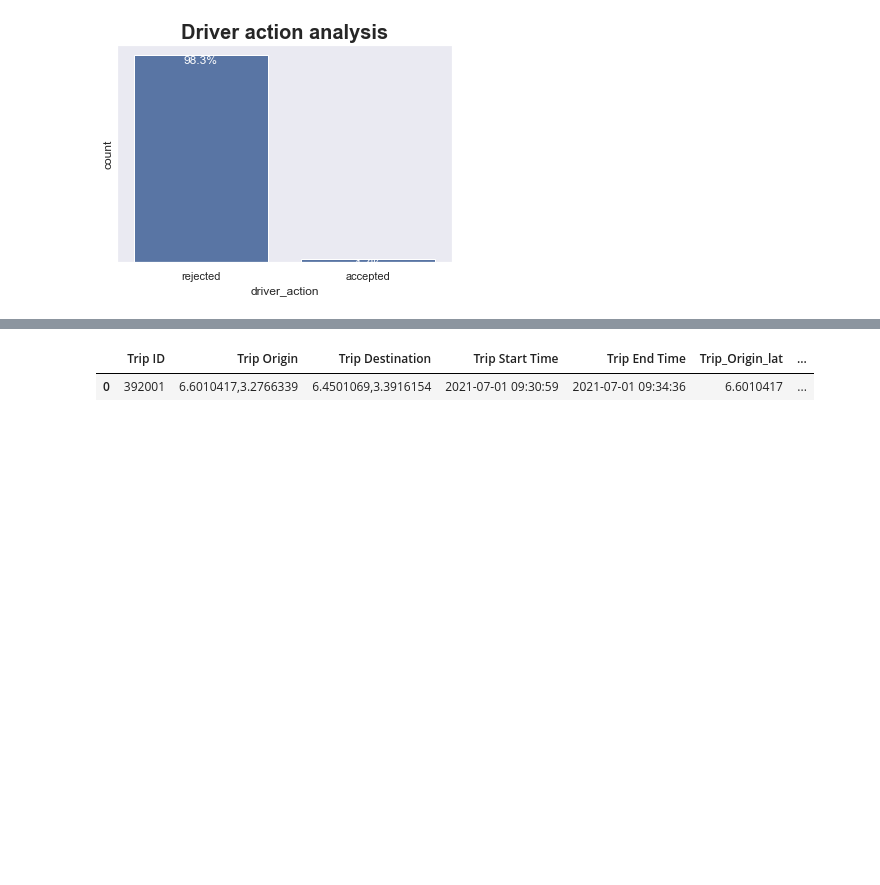
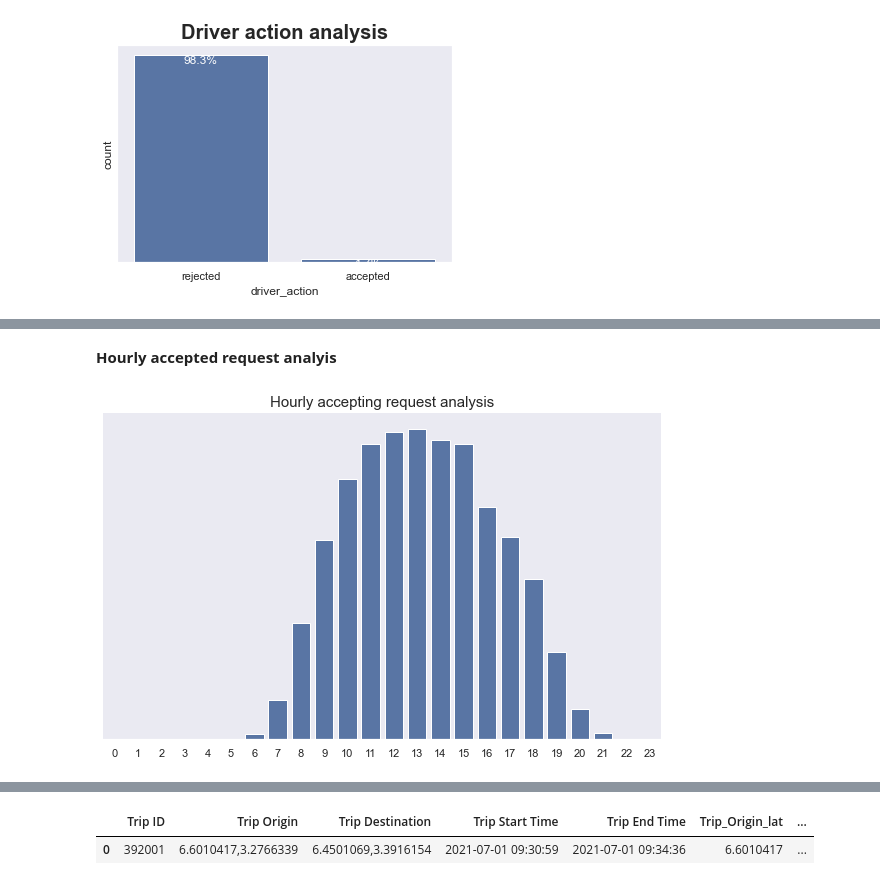
Before and after one commit to ekubay/Logistic-optimization, a Jupyter notebook: notebooks/EDA.ipynb, the cells around one changed output, grey strips where cells are left out. Drawn from its saved outputs; the diff is of its cells as text; code cells hidden in the pictures; blank space fills up the shorter version.

```diff
--- a/notebooks/EDA.ipynb
+++ b/notebooks/EDA.ipynb
@@ -257,0 +358,20 @@ VisualiseDf.plot_discriptive_count(df_tripOrders,df_tripOrders['driver_action']
+# %% [markdown]
+**Hourly accepted request analyis**
+# %%
+# hourly distibution of accepting request
+def houracceptingrequest_bar():
+    hour_order = [0,1,2,3,4,5,6,7,8,9,10,11,12,13,14,15,16,17,18,19,20,21,22,23]
+    base_color = sns.color_palette()[0]
+    plt.figure(figsize=(10,6))
+    plt.title('Hourly accepting request analysis', fontsize=15)
+    ax = sns.countplot(data=df_trorderAccept, x='Hour', order=hour_order, color=base_color)
+
+    ax.spines['top'].set_visible(False)
+    ax.spines['right'].set_visible(False)
+    ax.spines['left'].set_visible(False)
+    plt.yticks([])
+    plt.ylabel('')
+    plt.xlabel('');
+houracceptingrequest_bar()
+# %% [output]
+[figure, added]
```
Also changed, not shown: parts of 53 cells of this notebook.
